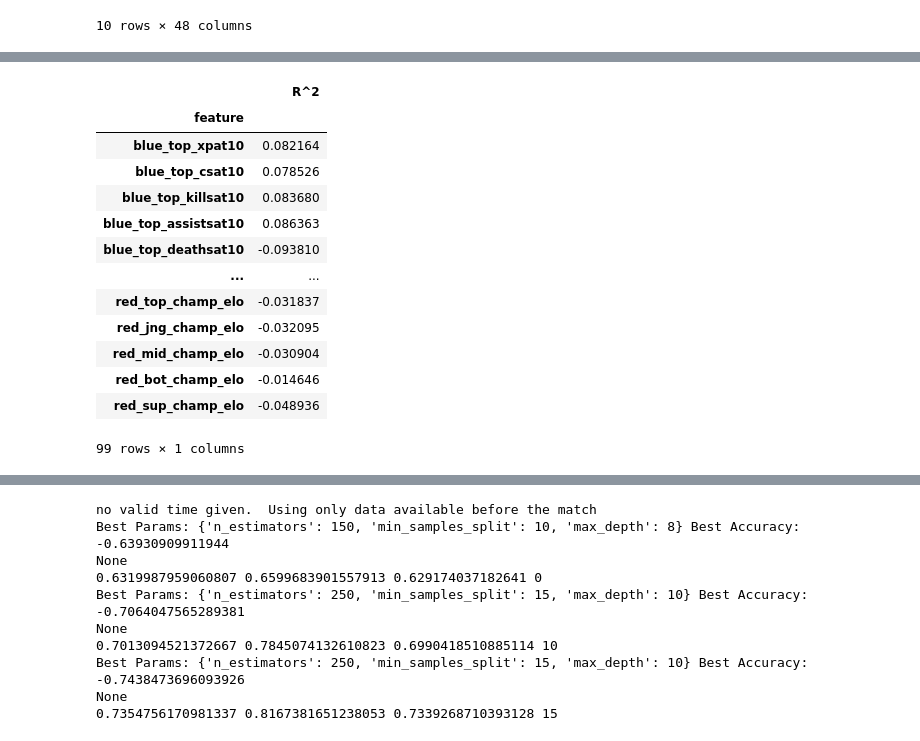
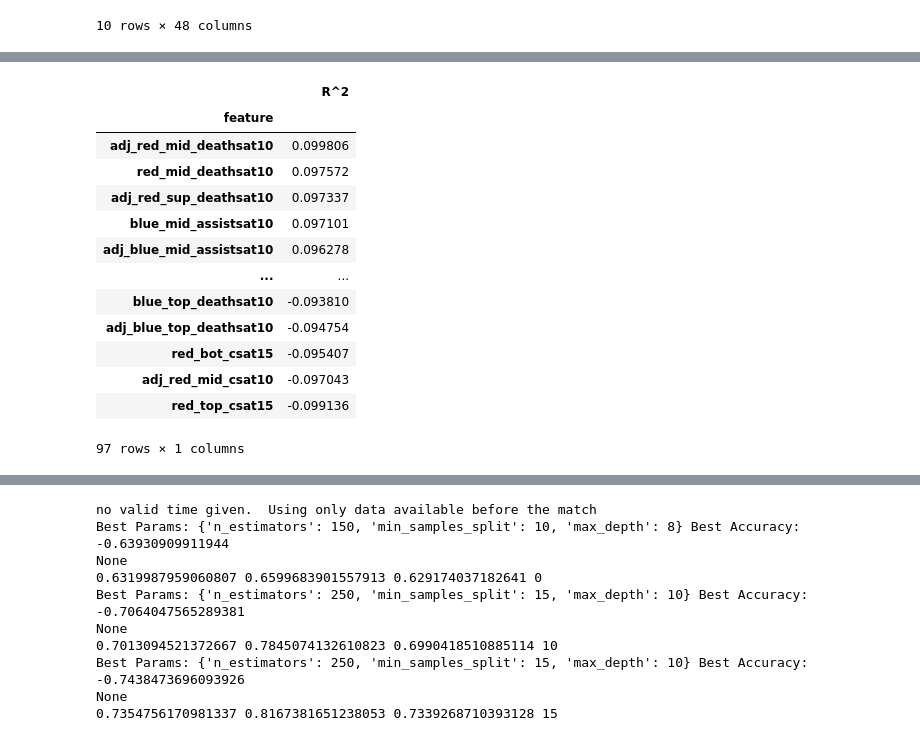
Before and after one commit to Samuel-Kelly-hub/Esports-Results-Project, a Jupyter notebook: LoL_Predictions.ipynb, the cells around one changed output, grey strips where cells are left out. Cells and saved outputs as stored; diff of their text form; code cells hidden in the pictures.

Commit message:
Updated markdown notes

```diff
--- a/LoL_Predictions.ipynb
+++ b/LoL_Predictions.ipynb
@@ -123,8 +196,9 @@ mean_df.head(10)
 | Akali | bot | 3508.000000 | 4926.333333 | 87.333333 | -9.000000 | 1505.000000 | 10.666667 | 0.666667 | 0.000000 | ... |
 10 rows × 48 columns
 # %%
-# Combine mean and std dataframes with the dataframe holding the stastitics for each game
-adjusted_stats_calc_df = (dflol_no_teams.merge(mean_df, on=["champion", "position"], suffixes=["", "_mean"]).merge(std_df, on=["champion", "position"], suffixes=["", "_std"]))
+# Combine mean and std dataframes with dflol_no_teams which holds the data for each game.
+adjusted_stats_calc_df =(dflol_no_teams.merge(mean_df, on=["champion", "position"], suffixes=["", "_mean"])
+                         .merge(std_df, on=["champion", "position"], suffixes=["", "_std"]))
 # Total number of stats to be standardised
-len(list_of_column_stats)
+print(f"There are {len(list_of_column_stats)} stats to be standardised")
 # %% [output]
@@ -247,4 +348,6 @@ stats_df = stats_df.merge(blue_red_elo_record_df, on="gameid").dropna()
 # %%
-stats_df.shape
-# 909 features in the dataframe + 1 results column
+print(f"There are {stats_df.shape[0]} games recorded in the dataset")
+stats_df = stats_df.dropna()
+print(f"There are {stats_df.shape[0]} games- without missing data- recorded in the dataset")
+print(f"There are {stats_df.shape[1]} features in the dataset")
 # %% [output]
@@ -254,5 +395,8 @@ stats_df.shape
 blue_result = stats_df["blue_result"]
 
 array_train, array_test, result_train, result_test =train_test_split(
-    stats_df.drop(labels=["blue_result"], axis=1), blue_result, test_size = 0.2, random_state=1)
+    stats_df.drop(labels=["blue_result"], axis=1),
+    blue_result,
+    test_size = 0.2,
+    random_state=1)
 # %%
@@ -445,25 +680,34 @@ plt.show()
 # %%
-# Get rid of duplicate values by creating a triangular matrix
-correlation = stats_corr.where(np.triu(np.ones(stats_corr.shape), k=1).astype(bool)).stack().reset_index()
-correlation.columns = ["feature_1", "feature_2", "R^2"]
-# Find the correlation with winning of the statistics
-blue_result_corr = correlation[correlation["feature_2"] == "blue_result"].drop("feature_2", axis=1).rename({"feature_1":"feature", "R^2":"R^2"}, axis=1).set_index("feature")#.squeeze().sort_values()
+# Find the correlation of different features with each other.
+stats_corr = pd.concat([array_train, result_train], axis=1).corr()
+
+# Get rid of duplicate values by creating a triangular matrix.
+correlation_df = (stats_corr.where(np.triu(np.ones(stats_corr.shape), k=1).astype(bool))
+               .stack()
+               .reset_index())
+
+correlation_df.columns = ["feature_1", "feature_2", "R^2"]
+
+# Creation of a dataframe to find the correlation of each statistic with the result.
+blue_result_corr = (correlation_df[correlation_df["feature_2"] == "blue_result"]
+                    .drop("feature_2", axis=1)
+                    .rename({"feature_1":"feature", "R^2":"R^2"}, axis=1)
+                    .set_index("feature"))#.squeeze().sort_values()
 # %%
-# The least correlated statistics for winning are the cs of the Sup role, which generally doesn't kill minions and so having a higher cs won't be correlated to winning
-# Also of note is the champion elo ratings which are not correlated strongly to winning
-blue_result_corr[blue_result_corr["R^2"].abs() < 0.1]
+# Finding the features that least correlate to winning.
+blue_result_corr[blue_result_corr["R^2"].abs() < 0.1].sort_values(by="R^2", ascending=False)
 # %% [output]
 |  | R^2 |
 | feature |  |
-| blue_top_xpat10 | 0.082164 |
-| blue_top_csat10 | 0.078526 |
-| blue_top_killsat10 | 0.083680 |
-| blue_top_assistsat10 | 0.086363 |
+| adj_red_mid_deathsat10 | 0.099806 |
+| red_mid_deathsat10 | 0.097572 |
+| adj_red_sup_deathsat10 | 0.097337 |
+| blue_mid_assistsat10 | 0.097101 |
+| adj_blue_mid_assistsat10 | 0.096278 |
+| ... | ... |
 | blue_top_deathsat10 | -0.093810 |
-| ... | ... |
-| red_top_champ_elo | -0.031837 |
-| red_jng_champ_elo | -0.032095 |
-| red_mid_champ_elo | -0.030904 |
-| red_bot_champ_elo | -0.014646 |
-| red_sup_champ_elo | -0.048936 |
+| adj_blue_top_deathsat10 | -0.094754 |
+| red_bot_csat15 | -0.095407 |
+| adj_red_mid_csat10 | -0.097043 |
+| red_top_csat15 | -0.099136 |
-99 rows × 1 columns
+97 rows × 1 columns
```
Also changed, not shown: parts of 75 cells of this notebook.
